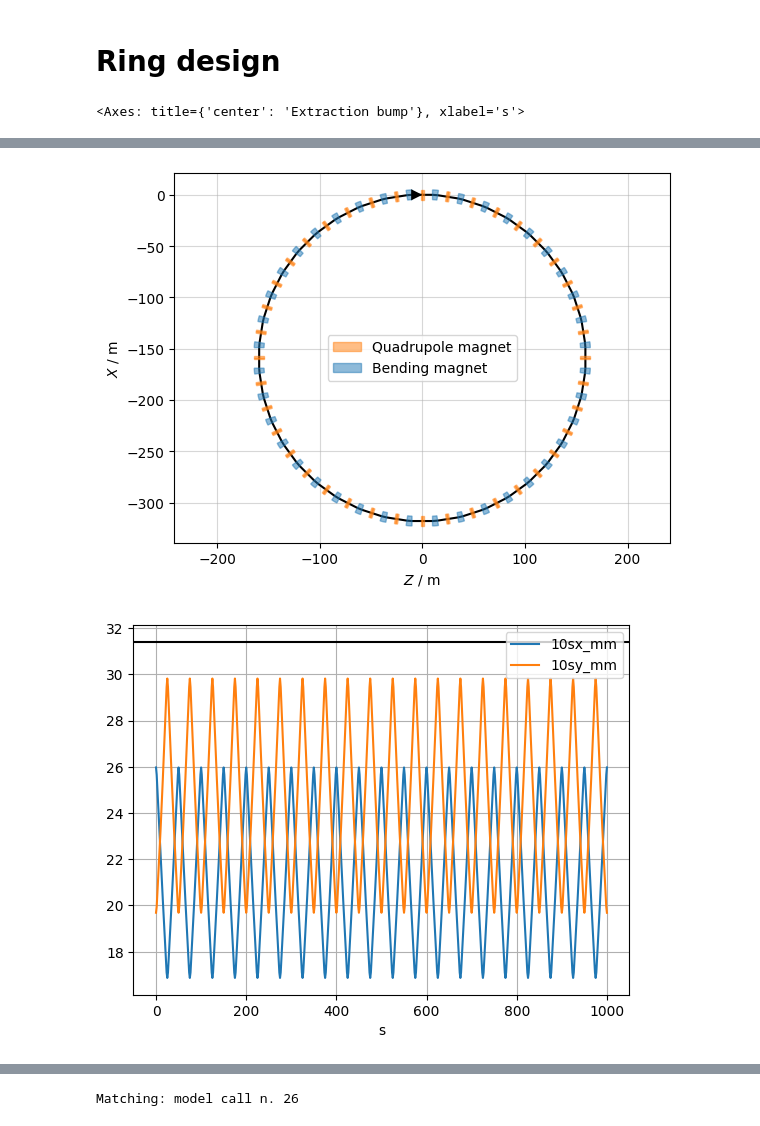
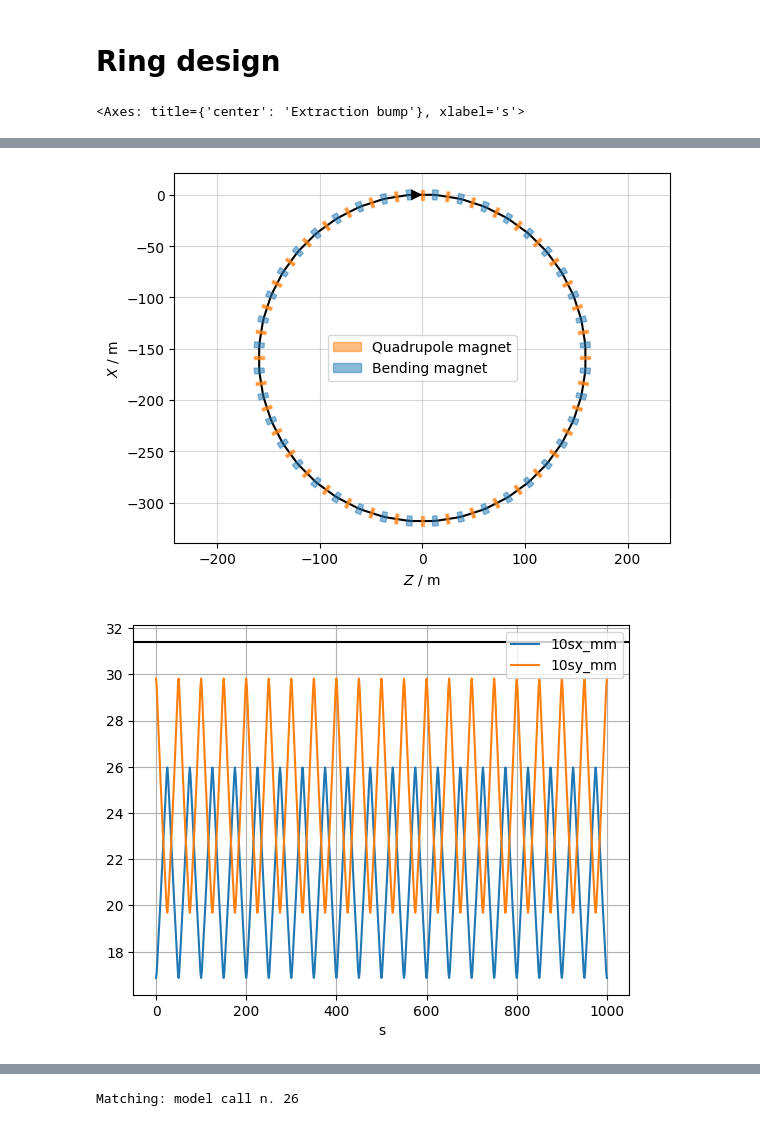
Before and after one commit to gornalexander/cas-beam-optics, a Jupyter notebook: line.ipynb, the cells around one changed output, grey strips where cells are left out. Cells and saved outputs as stored; diff of their text form; code cells hidden in the pictures.

```diff
--- a/line.ipynb
+++ b/line.ipynb
@@ -32,7 +32,7 @@ number_of_dipoles = number_of_FODO * number_of_dipoles_per_FODO
 
 target_bmax = 300.0
 
-f_0 = 30
+f_0 = -30
 
 env = xt.Environment()
 env['lquad'] = lquad / 2
@@ -45,7 +45,7 @@ env['lsext'] = 0.5
 env['k2f'] = 0
 env['k2d'] = 0
 
-bend = env.new('mb', xt.Bend, length='lbend', k0='k0', h='k0')
+bend = env.new('mb', xt.Bend, length='lbend', k0='k0', h='k0', k1=0)
 sextf = env.new('sextf', xt.Sextupole, length='lsext', k2='k2f')
 sextd = env.new('sextd', xt.Sextupole, length='lsext', k2='k2d')
 
@@ -124,2 +124,2 @@ tw.plot(x='s', y='y', grid=True, xlim=(0, env['lsection']), ax=ax)
 [figure]
-[figure, old version]
+[figure, new version]
```
Also changed, not shown: parts of 8 cells of this notebook.
